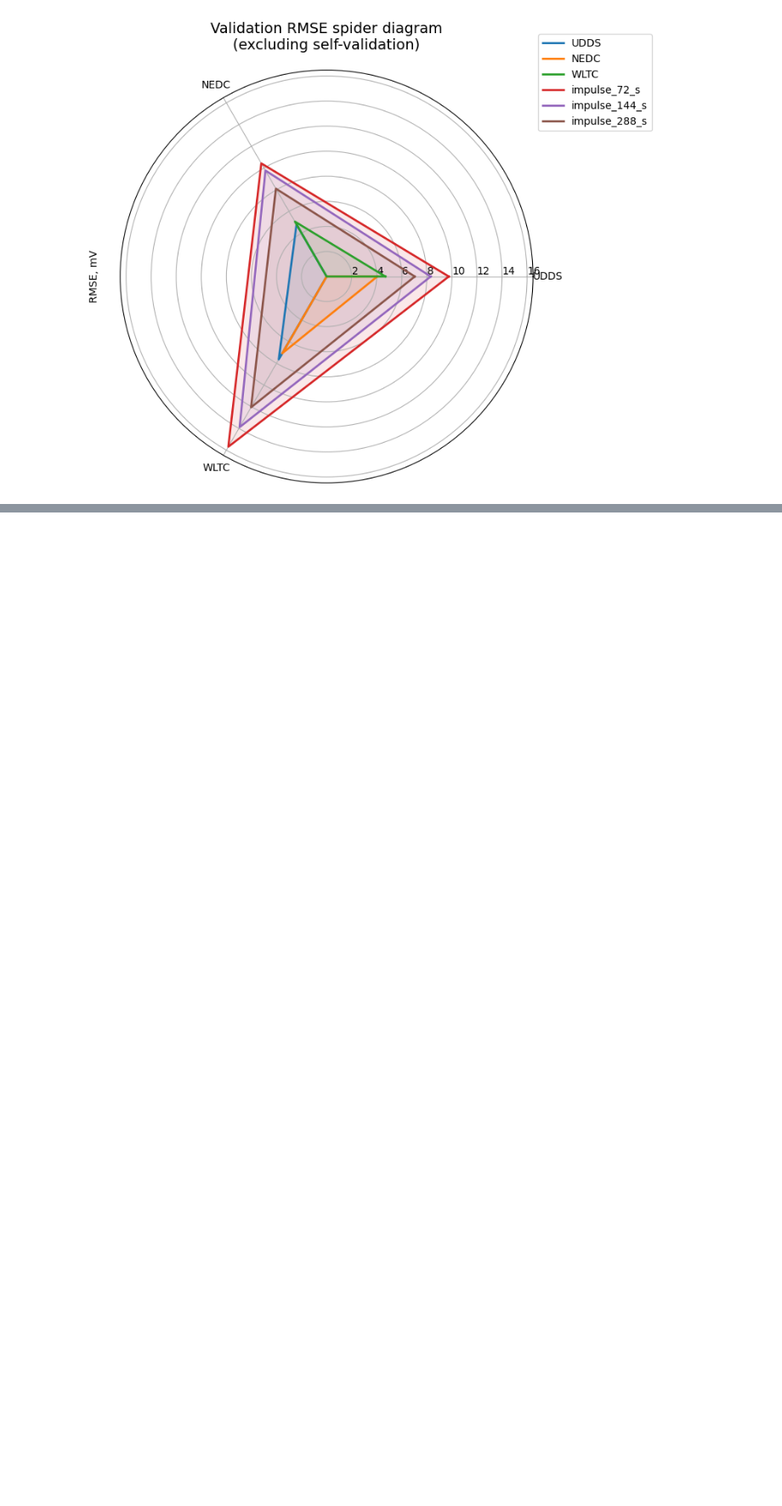
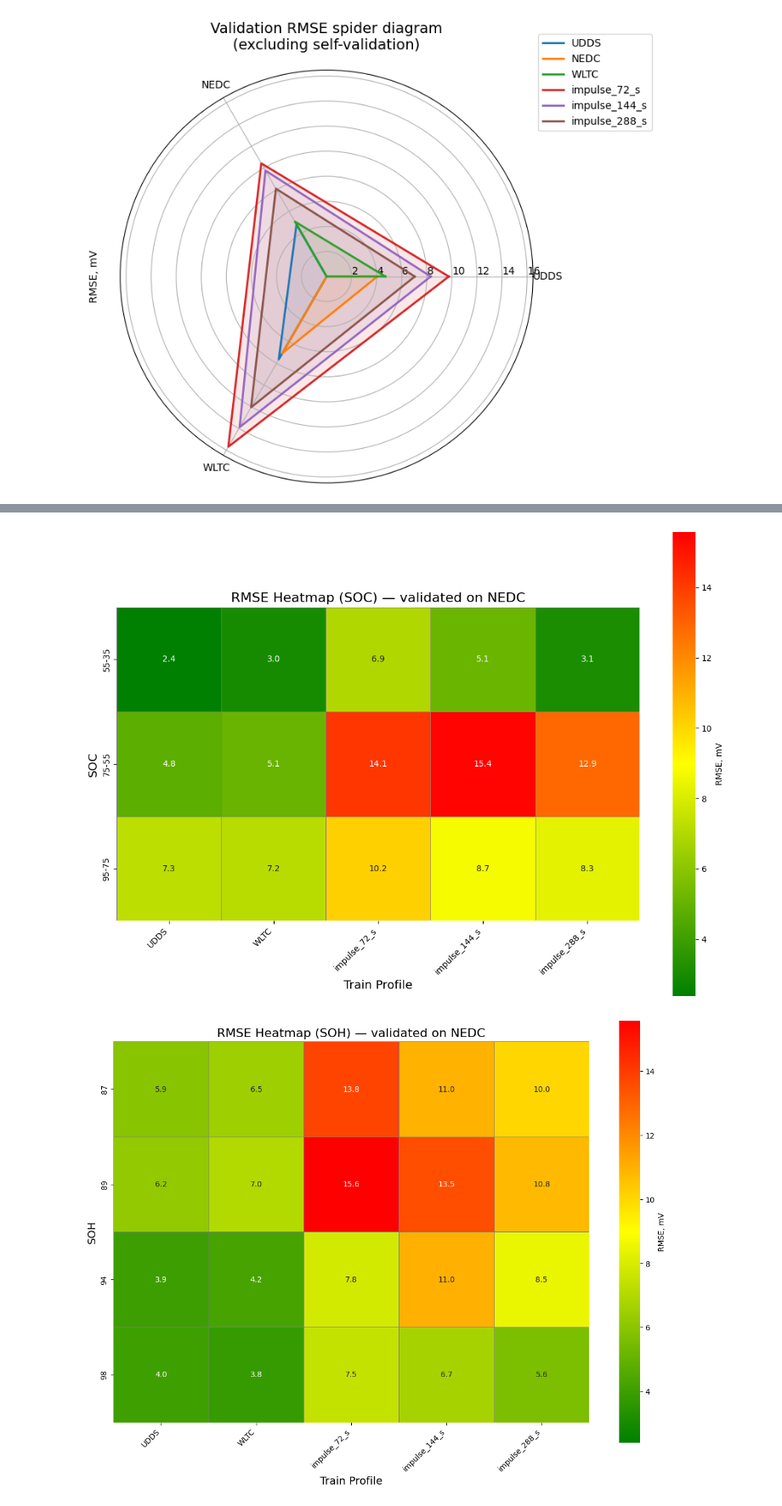
Before and after one commit to a11key/A-Cross-Condition-Analysis-of-Current-Profile-Impact-on-Lithium-Ion-Battery-Model-Parameterization, a Jupyter notebook: Data_processing/Results/code/visualization.ipynb, the cells around one changed output, grey strips where cells are left out. Shown at 85% size. Drawn from its saved outputs; the diff is of its cells as text; code cells hidden in the pictures; blank space fills up the shorter version.

```diff
--- a/Data_processing/Results/code/visualization.ipynb
+++ b/Data_processing/Results/code/visualization.ipynb
@@ -644,0 +878,8 @@ plot_rmse_spider(
+# %%
+plot_rmse_heatmaps_and_histogram_exclude_validation(
+    df_results,
+    validation_profile="NEDC"
+)
+# %% [output]
+[figure, added]
+[figure, added]
```
Also changed, not shown: parts of 11 cells of this notebook, 2 other files.
